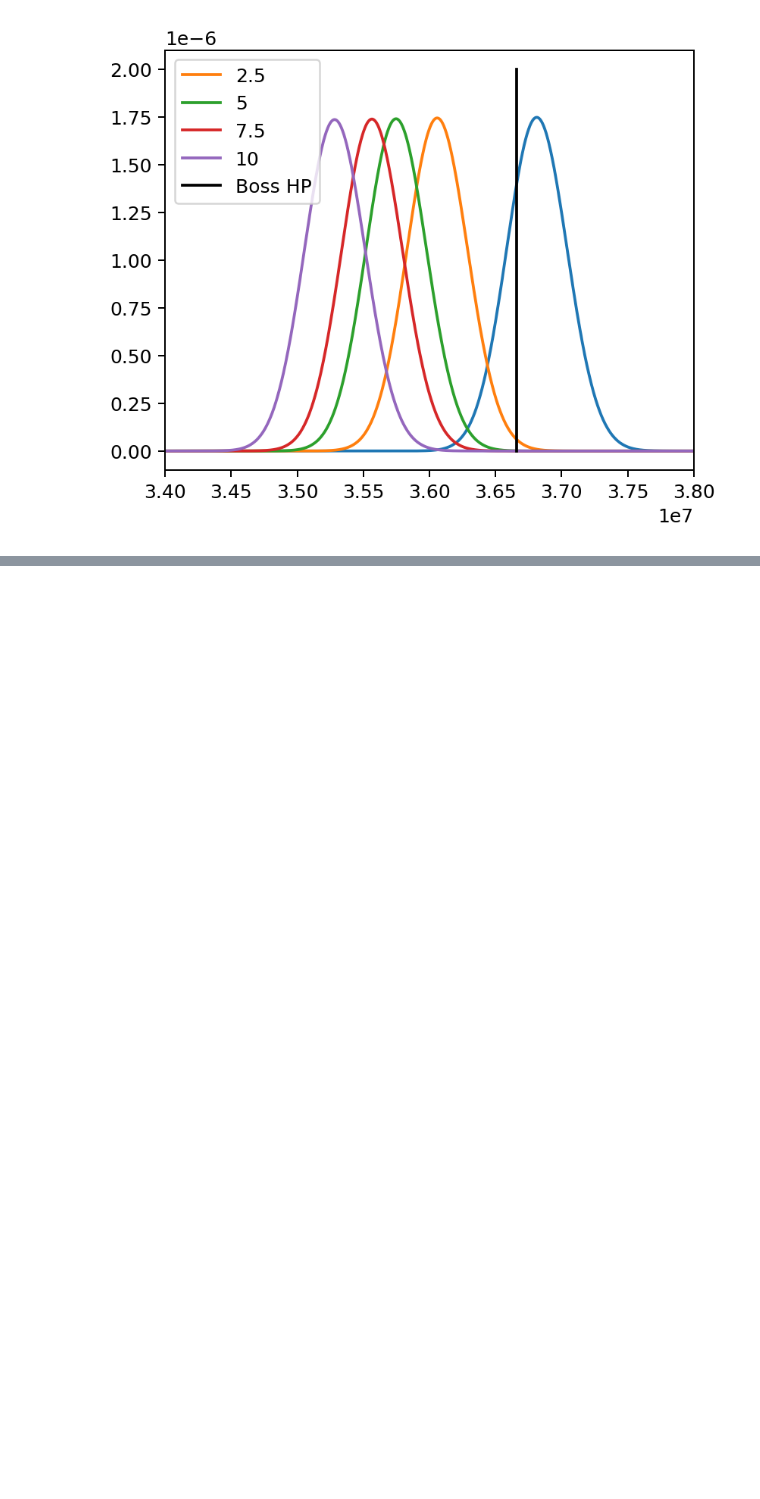
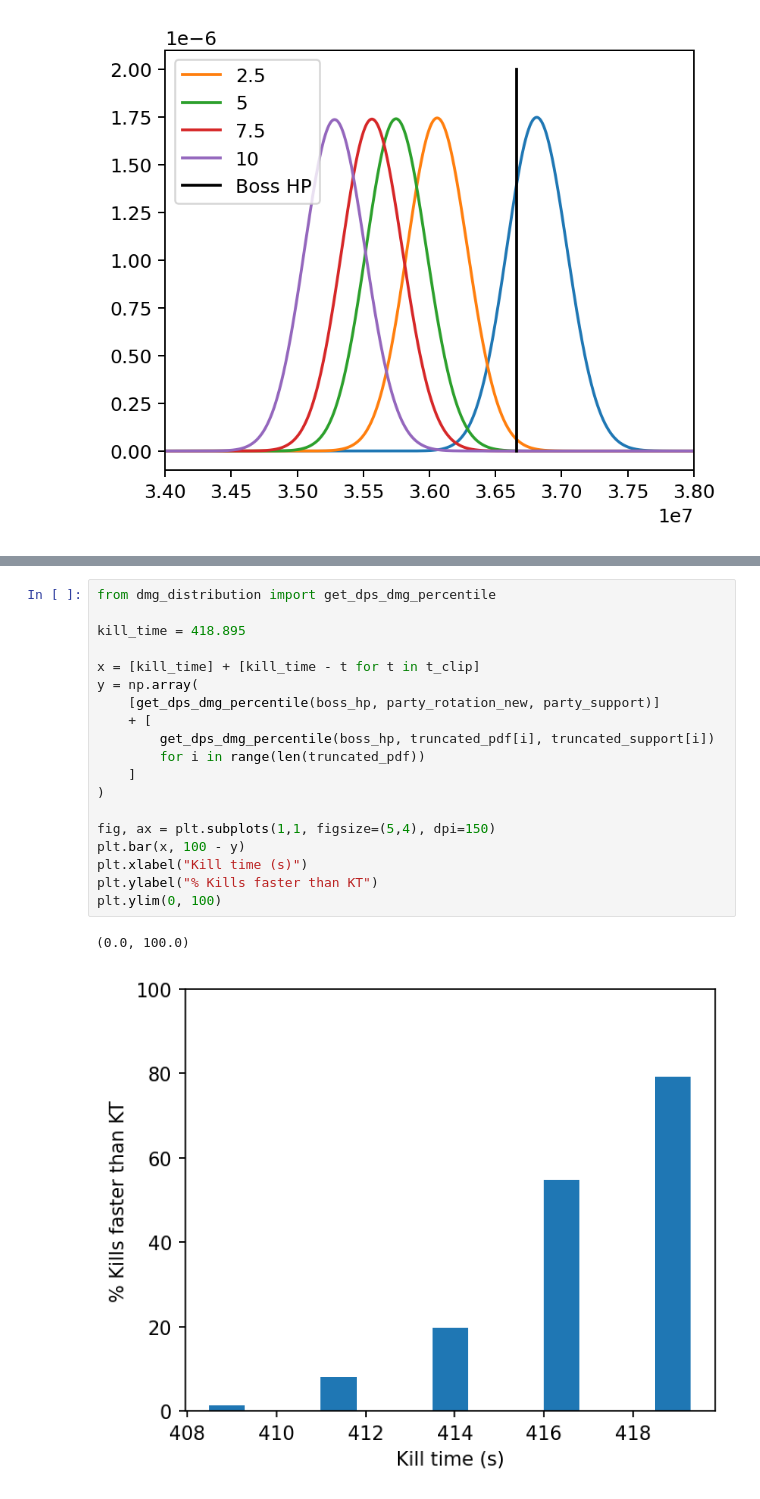
Before and after one commit to ffxiv-acerola/how_bad_was_my_crit_in_xiv, a Jupyter notebook: crit_app/test.ipynb, the cells around one changed output, grey strips where cells are left out. Cells and saved outputs as stored; diff of their text form; blank space fills up the shorter version.

```diff
--- a/crit_app/test.ipynb
+++ b/crit_app/test.ipynb
@@ -120,0 +379,22 @@ PartyRotation(party_id='4f9811a3-c9c6-4b94-bd3a-01b7e25d3c57', boss_hp=36660084,
+# %%
+from dmg_distribution import get_dps_dmg_percentile
+
+kill_time = 418.895
+
+x = [kill_time] + [kill_time - t for t in t_clip]
+y = np.array(
+    [get_dps_dmg_percentile(boss_hp, party_rotation_new, party_support)]
+    + [
+        get_dps_dmg_percentile(boss_hp, truncated_pdf[i], truncated_support[i])
+        for i in range(len(truncated_pdf))
+    ]
+)
+
+fig, ax = plt.subplots(1,1, figsize=(5,4), dpi=150)
+plt.bar(x, 100 - y)
+plt.xlabel("Kill time (s)")
+plt.ylabel("% Kills faster than KT")
+plt.ylim(0, 100)
+# %% [output]
+(0.0, 100.0)
+[figure, added]
```
Also changed, not shown: parts of 28 cells of this notebook, 3 other files.
